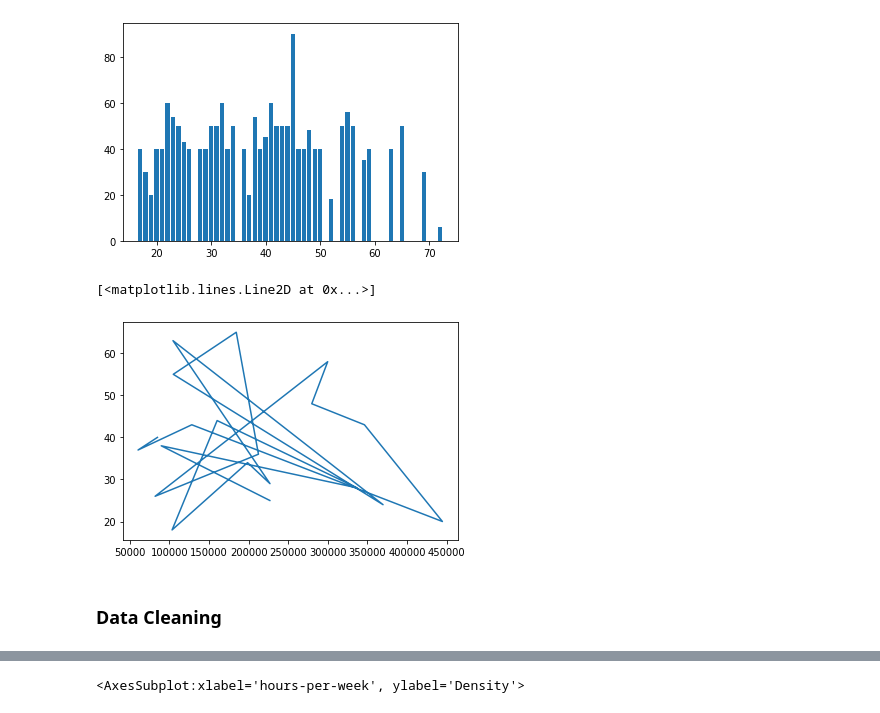
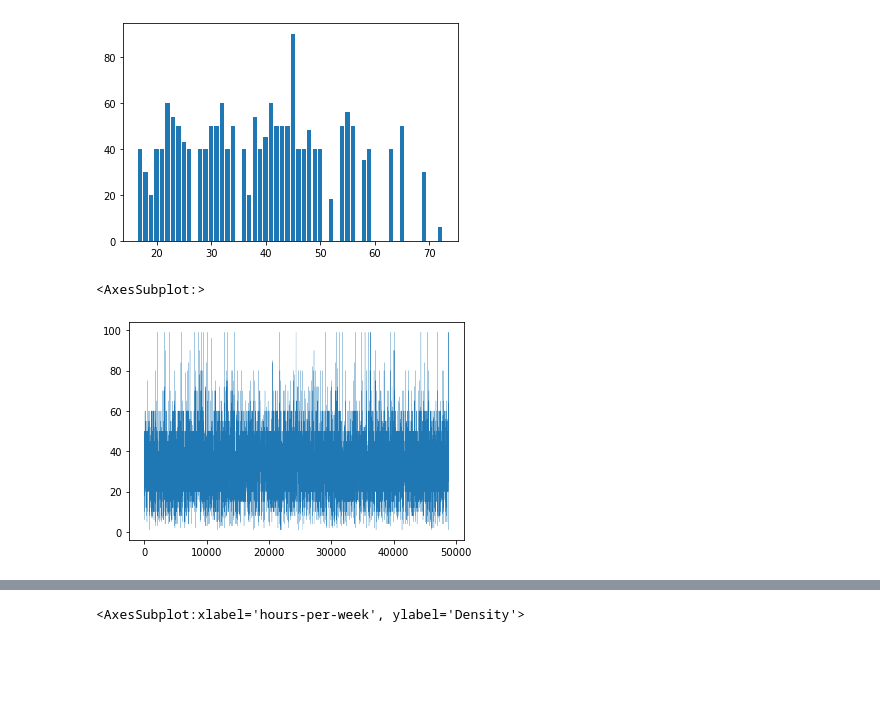
Before and after one commit to disha4091/DSBDL, a Jupyter notebook: PythonOperations/AdultsData_Operation.ipynb, the cells around one changed output, grey strips where cells are left out. Drawn from its saved outputs; the diff is of its cells as text; code cells hidden in the pictures; blank space fills up the shorter version.

```diff
--- a/PythonOperations/AdultsData_Operation.ipynb
+++ b/PythonOperations/AdultsData_Operation.ipynb
@@ -20,6 +20,3 @@ df
 | 48840 | 22 | Private | 201490 | HS-grad | 9 | Never-married | Adm-clerical | Own-child | ... |
 | 48841 | 52 | Self-emp-inc | 287927 | HS-grad | 9 | Married-civ-spouse | Exec-managerial | Wife | ... |
 48842 rows × 15 columns
-# %%
-df = pd.read_excel('adult1.xlsx')
-df.shape
@@ -88,9 +67,7 @@ plt.bar( df['age'][:100],df['hours-per-week'][:100])
 <BarContainer object of 100 artists>
 [figure]
 # %%
-plt.plot( df['fnlwgt'][:20],df.age[:20])
+df['hours-per-week'][df.gender=='Female'].plot(kind='line',linewidth=0.2)
 # %% [output]
-[<matplotlib.lines.Line2D at 0x...>]
+<AxesSubplot:>
-[figure, old version]
+[figure, new version]
-# %% [markdown]
-### Data Cleaning
```
Also changed, not shown: parts of 24 cells of this notebook, 2 other files.
